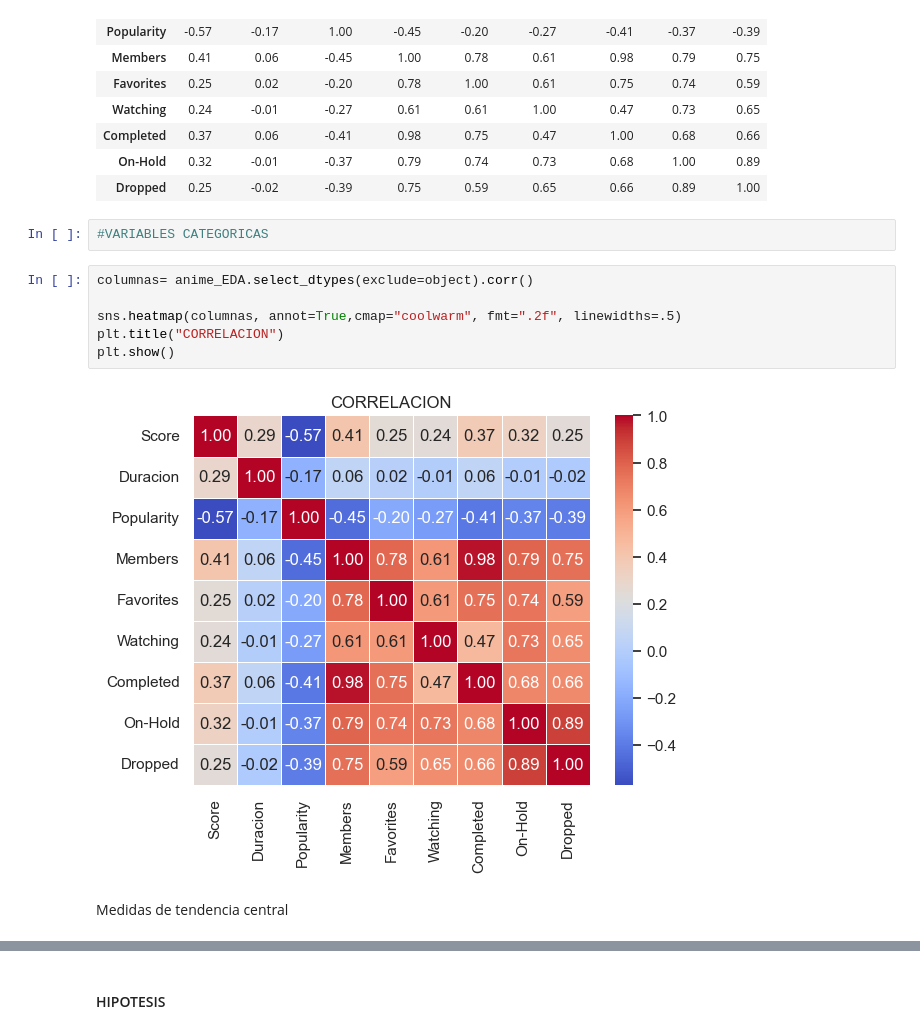
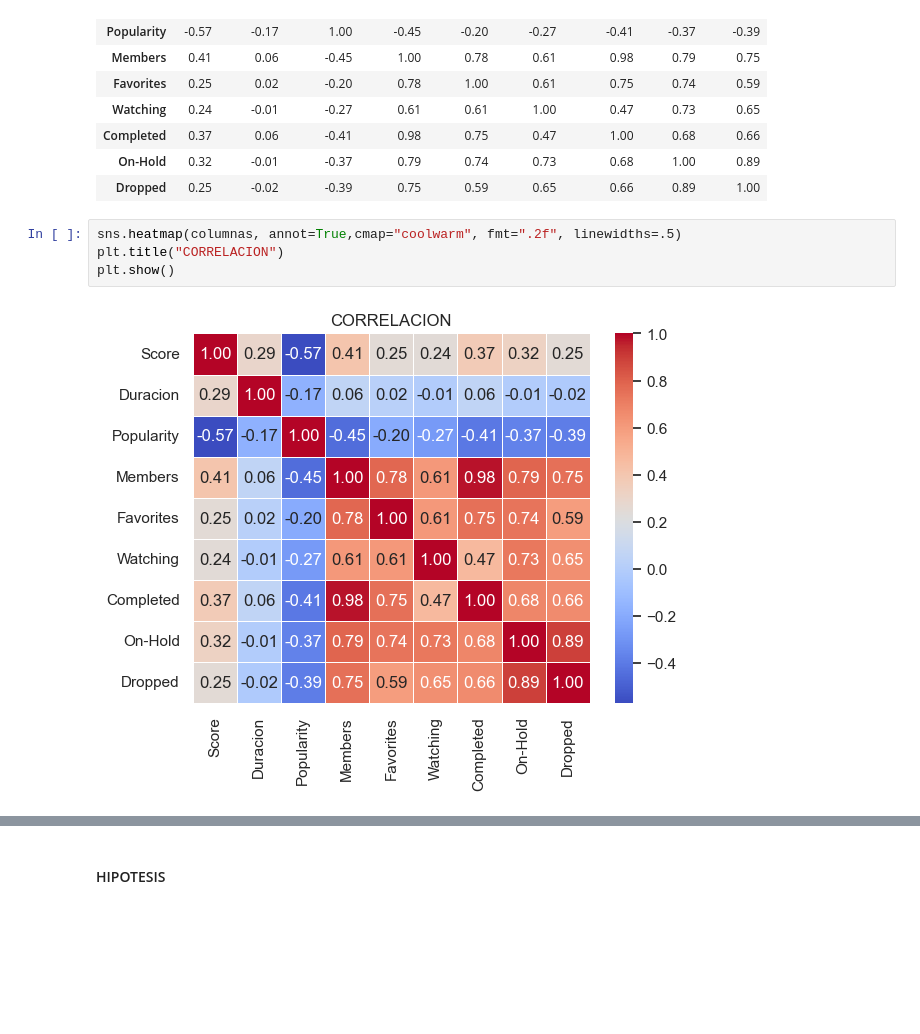
Before and after one commit to AmyGaarcia/DS_PT_09_2023, a Jupyter notebook: Data_Analysis/EDA/EDA_definitivo_anime.ipynb, the cells around one changed output, grey strips where cells are left out. Saved outputs shown, nothing was run; the diff lists cells and outputs as text; blank space fills up the shorter version.

```diff
--- a/Data_Analysis/EDA/EDA_definitivo_anime.ipynb
+++ b/Data_Analysis/EDA/EDA_definitivo_anime.ipynb
@@ -945,15 +946,9 @@ columnas
 | Completed | 0.37 | 0.06 | -0.41 | 0.98 | 0.75 | 0.47 | 1.00 | 0.68 | 0.66 |
 | On-Hold | 0.32 | -0.01 | -0.37 | 0.79 | 0.74 | 0.73 | 0.68 | 1.00 | 0.89 |
 | Dropped | 0.25 | -0.02 | -0.39 | 0.75 | 0.59 | 0.65 | 0.66 | 0.89 | 1.00 |
-# %%
-#VARIABLES CATEGORICAS
 # %%
-columnas= anime_EDA.select_dtypes(exclude=object).corr()
-
 sns.heatmap(columnas, annot=True,cmap="coolwarm", fmt=".2f", linewidths=.5)
 plt.title("CORRELACION")
 plt.show()
 # %% [output]
-[figure, old version]
+[figure, new version]
-# %% [markdown]
-Medidas de tendencia central
```
Also changed, not shown: parts of 44 cells of this notebook.
